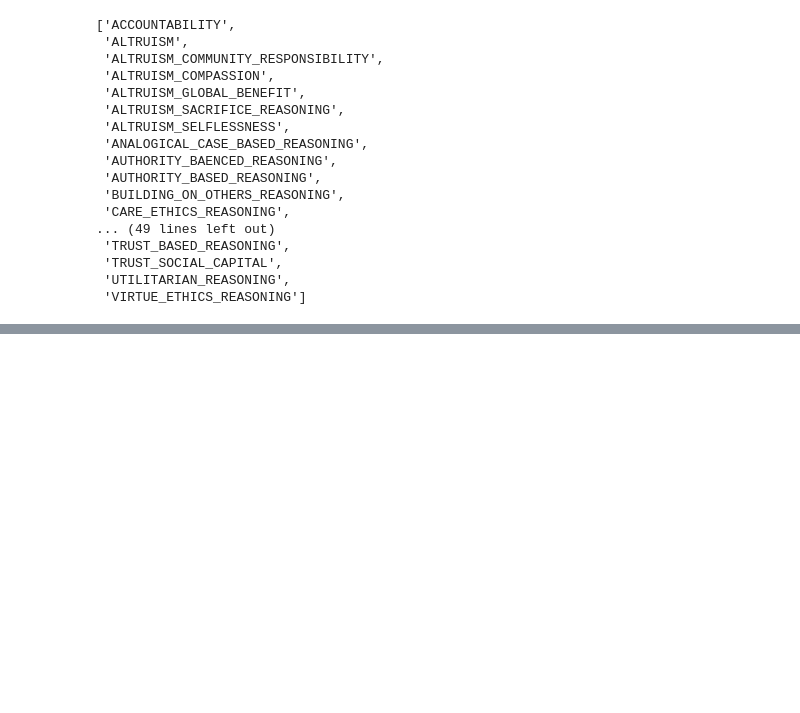
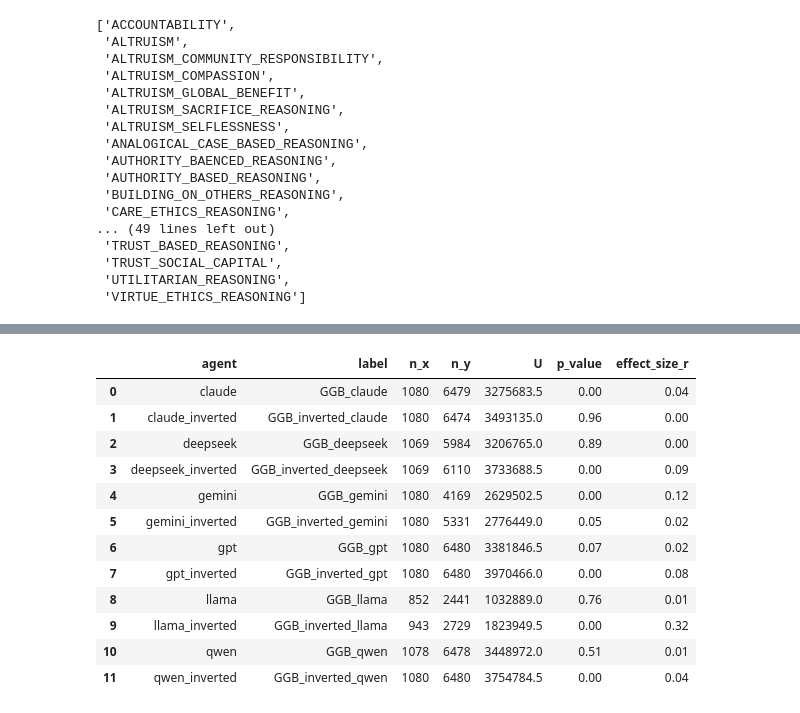
Before and after one commit to rapturt9/wisdom_agents, a Jupyter notebook: GGB_Analysis_with_classifications_Sinem.ipynb, the cells around one changed output, grey strips where cells are left out. Drawn from its saved outputs; the diff is of its cells as text; code cells hidden in the pictures; blank space fills up the shorter version.

```diff
--- a/GGB_Analysis_with_classifications_Sinem.ipynb
+++ b/GGB_Analysis_with_classifications_Sinem.ipynb
@@ -997,0 +1234,99 @@ list(star_categories)
+# %%
+import pandas as pd
+import numpy as np
+from scipy.stats import mannwhitneyu, norm
+from IPython.display import display, HTML
+
+results = []
+
+# Extract unique labels from single_by_category for matching
+available_labels = single_by_category['label'].unique()
+
+# Loop over agent_shortnames in rr_by_agent_df
+for agent in rr_by_agent_df['agent_shortname'].unique():
+    if 'inverted' in agent:
+        # e.g. "claude_inverted" -> "GGB_inverted_claude"
+        base = agent.replace('_inverted', '')
+        label = f'GGB_inverted_{base}'
+    else:
+        label = f'GGB_{agent}'
+
+    if label not in available_labels:
+        continue
+
+    y = rr_by_agent_df[
+        (rr_by_agent_df['agent_shortname'] == agent) &
+        (rr_by_agent_df['round'] == 4) &
+        (~rr_by_agent_df['chat_type'].isin(['ggb_hetero_ring', 'ggb_inverted_hetero_ring']))
+    ]['agent_answer'].dropna()
+    x = single_df[single_df['label'] == label]['answer_numeric'].dropna()
+
+    if len(x) < 2 or len(y) < 2:
+        continue
+
+    n1 = len(x)
+    n2 = len(y)
+    stat, p = mannwhitneyu(x, y, alternative='two-sided')
+
+    try:
+        #z = norm.ppf(1 - p / 2)
+        #r = z / np.sqrt(len(x) + len(y))
+        # instead Manual z-score calculation for p~0
+        mean_u = n1 * n2 / 2
+        std_u = np.sqrt(n1 * n2 * (n1 + n2 + 1) / 12)
+        z = (stat - mean_u) / std_u
+
+        # Effect size r
+        r = abs(z) / np.sqrt(n1 + n2)
+    except:
+        r = np.nan
+
+    results.append({
+        'agent': agent,
+        'label': label,
+        'n_x': len(x),
+        'n_y': len(y),
+        'U': stat,
+        'p_value': p,
+        'effect_size_r': r
+    })
+
+results_df = pd.DataFrame(results)
+
+# Round selected float columns
+results_df['p_value'] = results_df['p_value'].round(2)
+results_df['effect_size_r'] = results_df['effect_size_r'].round(2)
+
+
+# for better display/sorting:
+# Create a helper column with base agent name (without "_inverted")
+results_df['agent_base'] = results_df['agent'].str.replace('_inverted', '', regex=False)
+
+# Optional: set a consistent order based on unique agent bases
+agent_order = results_df['agent_base'].drop_duplicates().tolist()
+
+# Sort by agent base first, then put normal agent before inverted
+results_df = results_df.sort_values(
+    by=['agent_base', 'agent'],
+    key=lambda col: col if col.name != 'agent' else col.apply(lambda x: (x.endswith('_inverted'), x))
+).reset_index(drop=True)
+
+# Drop the helper column if not needed
+results_df = results_df.drop(columns='agent_base')
+
+#print(results_df)
+results_df
+# %% [output]
+|  | agent | label | n_x | n_y | U | p_value | effect_size_r |
+| 0 | claude | GGB_claude | 1080 | 6479 | 3275683.5 | 0.00 | 0.04 |
+| 1 | claude_inverted | GGB_inverted_claude | 1080 | 6474 | 3493135.0 | 0.96 | 0.00 |
+| 2 | deepseek | GGB_deepseek | 1069 | 5984 | 3206765.0 | 0.89 | 0.00 |
+| 3 | deepseek_inverted | GGB_inverted_deepseek | 1069 | 6110 | 3733688.5 | 0.00 | 0.09 |
+| 4 | gemini | GGB_gemini | 1080 | 4169 | 2629502.5 | 0.00 | 0.12 |
+| 5 | gemini_inverted | GGB_inverted_gemini | 1080 | 5331 | 2776449.0 | 0.05 | 0.02 |
+| 6 | gpt | GGB_gpt | 1080 | 6480 | 3381846.5 | 0.07 | 0.02 |
+| 7 | gpt_inverted | GGB_inverted_gpt | 1080 | 6480 | 3970466.0 | 0.00 | 0.08 |
+| 8 | llama | GGB_llama | 852 | 2441 | 1032889.0 | 0.76 | 0.01 |
+| 9 | llama_inverted | GGB_inverted_llama | 943 | 2729 | 1823949.5 | 0.00 | 0.32 |
+| 10 | qwen | GGB_qwen | 1078 | 6478 | 3448972.0 | 0.51 | 0.01 |
+| 11 | qwen_inverted | GGB_inverted_qwen | 1080 | 6480 | 3754784.5 | 0.00 | 0.04 |
```
Also changed, not shown: parts of 41 cells of this notebook.
